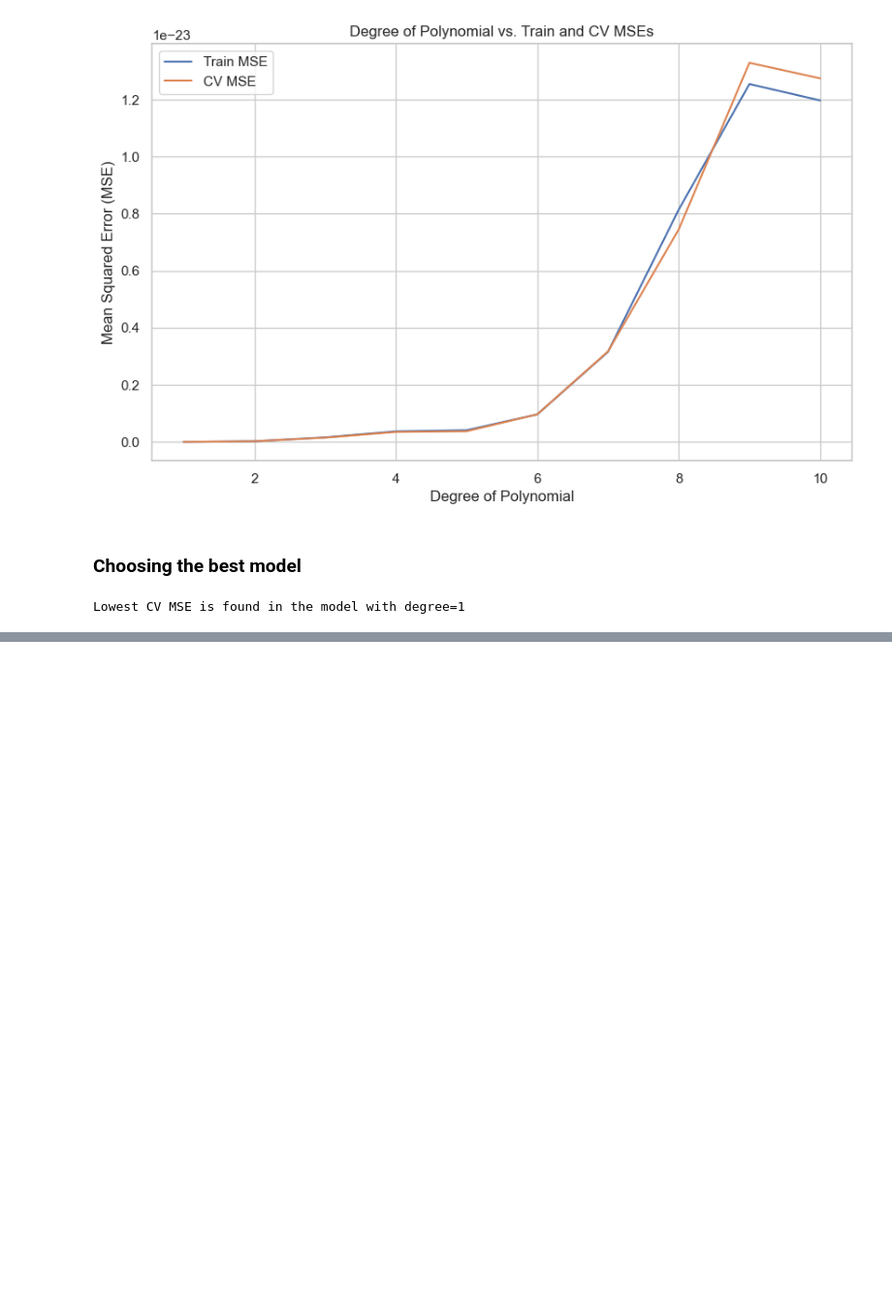
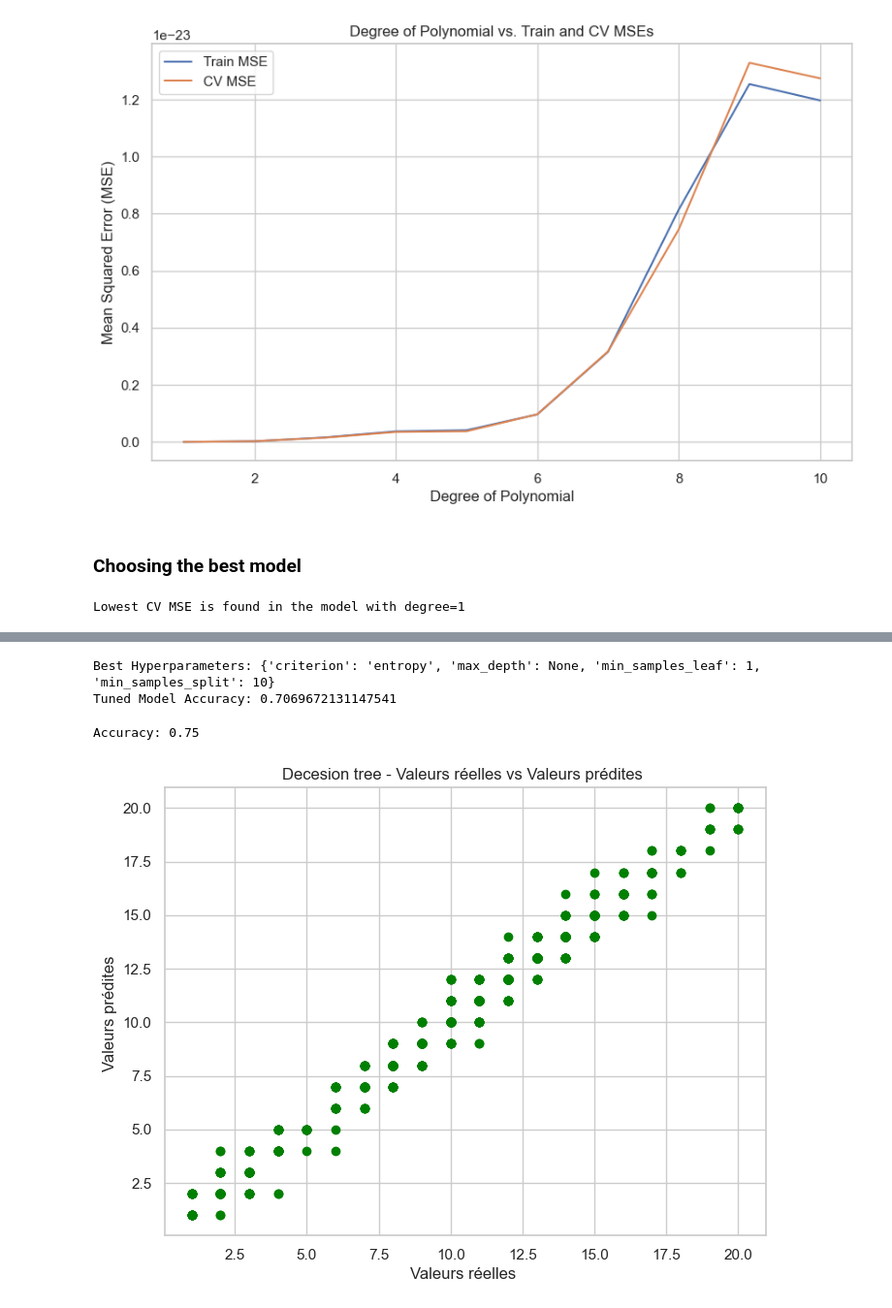
Before and after one commit to eljabriyassine/Predication-of-dollar, a Jupyter notebook: gold.ipynb, the cells around one changed output, grey strips where cells are left out. Shown at 97% size. Drawn from its saved outputs; the diff is of its cells as text; code cells hidden in the pictures; blank space fills up the shorter version.

Commit message:
fix:decision tree

```diff
--- a/gold.ipynb
+++ b/gold.ipynb
@@ -861,0 +768,3 @@ ValueError: Unknown label type: continuous-multioutput. Maybe you are trying to
+# %%
+Y['Price of dollar'].fillna(5, inplace=True)
+Y.rename(columns={'Price of dollar': 'Price Category'}, inplace=True)
@@ -861,0 +780,16 @@ ValueError: Unknown label type: continuous-multioutput. Maybe you are trying to
+# %%
+# Split the data into training and testing sets
+X_train, X_test, y_train, y_test = train_test_split(X, Y, test_size=0.2, random_state=42)
+
+# Initialize the Decision Tree Classifier
+clf = DecisionTreeClassifier(random_state=42)
+# %%
+
+# Initialize the Decision Tree Classifier
+clf = DecisionTreeClassifier(random_state=42)
+
+# Train the model on the training data
+clf.fit(X_train, y_train)
+
+# Make predictions on the test data
+y_pred = clf.predict(X_test)
@@ -861,0 +802,60 @@ ValueError: Unknown label type: continuous-multioutput. Maybe you are trying to
+# %%
+from sklearn.model_selection import GridSearchCV
+
+# Define the hyperparameters to search
+param_grid = {
+    'criterion': ['gini', 'entropy'],
+    'max_depth': [None, 10, 20, 30],
+    'min_samples_split': [2, 5, 10],
+    'min_samples_leaf': [1, 2, 4]
+}
+
+# Initialize the Decision Tree Classifier
+clf = DecisionTreeClassifier(random_state=42)
+
+# Initialize GridSearchCV
+grid_search = GridSearchCV(clf, param_grid, cv=5, scoring='accuracy')
+
+# Fit the model to the training data
+grid_search.fit(X_train, y_train)
+
+# Get the best parameters
+best_params = grid_search.best_params_
+print(f"Best Hyperparameters: {best_params}")
+
+# Make predictions on the test data using the best model
+y_pred_tuned = grid_search.best_estimator_.predict(X_test)
+
+# Evaluate the accuracy of the tuned model
+accuracy_tuned = accuracy_score(y_test, y_pred_tuned)
+print(f"Tuned Model Accuracy: {accuracy_tuned}")
+# %% [output]
+Best Hyperparameters: {'criterion': 'entropy', 'max_depth': None, 'min_samples_leaf': 1, 'min_samples_split': 10}
+Tuned Model Accuracy: 0.7069672131147541
+# %%
+from sklearn.ensemble import RandomForestClassifier
+
+# Replace DecisionTreeClassifier with RandomForestClassifier
+clf = RandomForestClassifier(random_state=42)
+
+# Train the model on the training data
+clf.fit(X_train, y_train)
+
+# Make predictions on the test data
+y_pred = clf.predict(X_test)
+
+# Evaluate the accuracy of the model
+accuracy = accuracy_score(y_test, y_pred)
+print(f"Accuracy: {accuracy}")
+# %% [output]
+Accuracy: 0.75
+# %%
+# Plot pour les valeurs prédites vs valeurs réelles pour 'min'
+plt.figure(figsize=(8, 6))
+plt.scatter(y_test, y_pred, color='green')
+plt.xlabel("Valeurs réelles ")
+plt.ylabel("Valeurs prédites ")
+plt.title("Decesion tree - Valeurs réelles vs Valeurs prédites ")
+plt.show()
+# %% [output]
+[figure, added]
```
Also changed, not shown: parts of 15 cells of this notebook.
